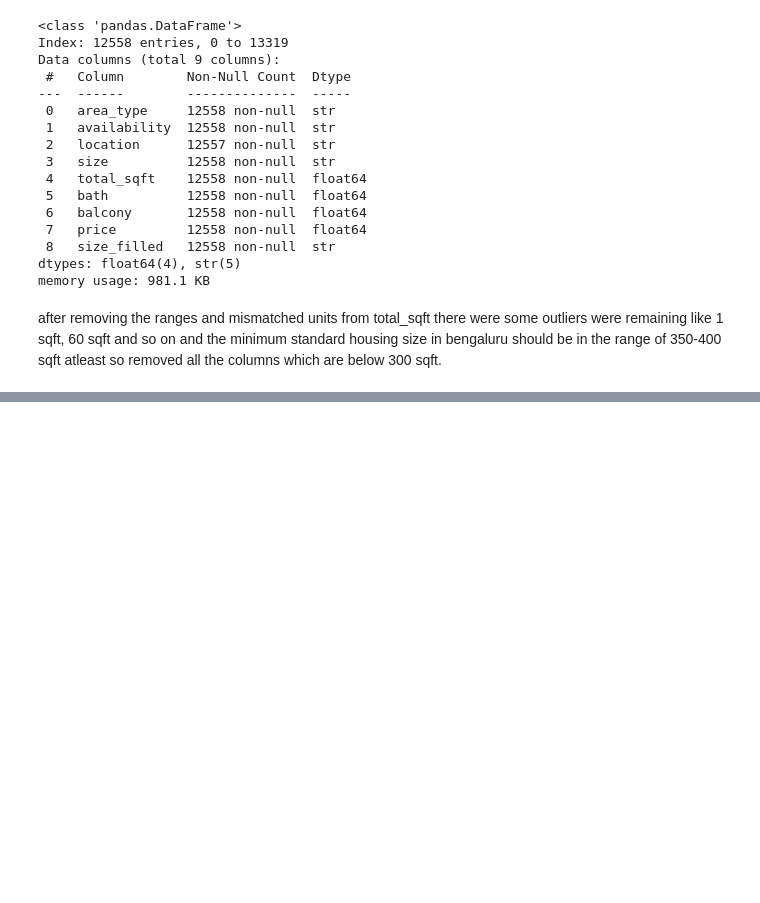
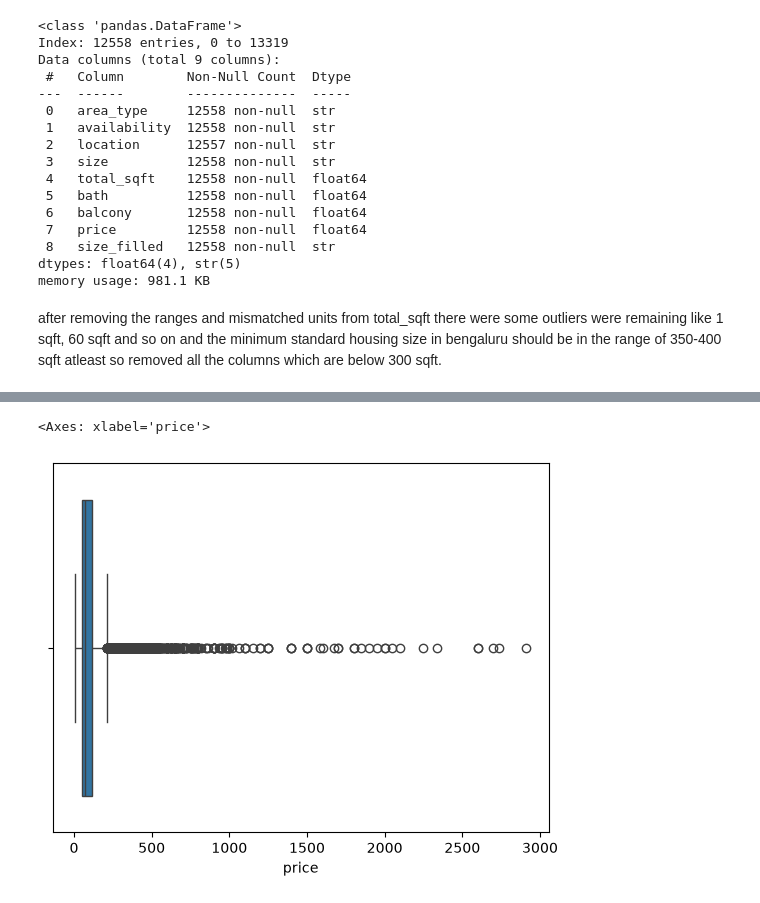
Before and after one commit to kulkarni-abhishek196/banglore-house-price-prediction, a Jupyter notebook: notebooks/house-prediction.ipynb, the cells around one changed output, grey strips where cells are left out. Drawn from its saved outputs; the diff is of its cells as text; code cells hidden in the pictures; blank space fills up the shorter version.

```diff
--- a/notebooks/house-prediction.ipynb
+++ b/notebooks/house-prediction.ipynb
@@ -726,0 +886,5 @@ after removing the ranges and mismatched units from total_sqft there were some o
+# %%
+sns.boxplot(data=df, x='price')
+# %% [output]
+<Axes: xlabel='price'>
+[figure, added]
```
Also changed, not shown: parts of 37 cells of this notebook, 1 other file.
